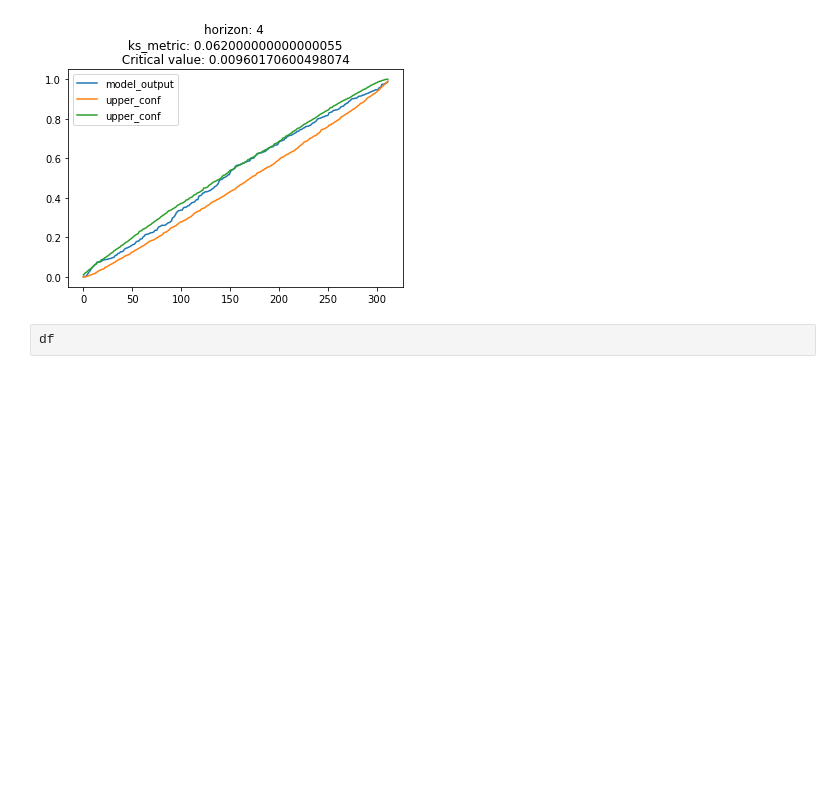
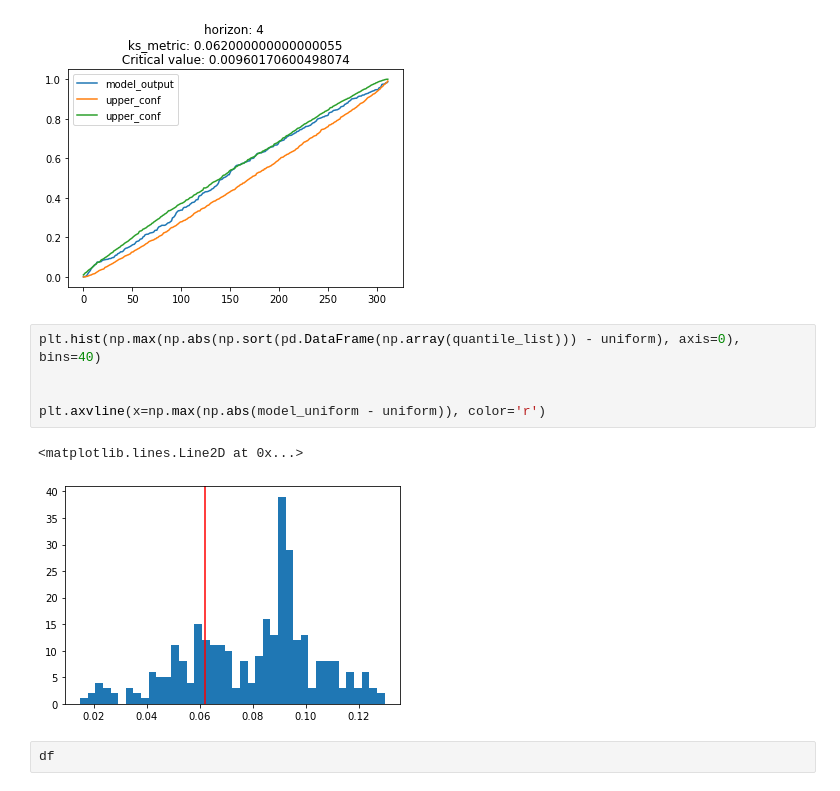
Before and after one commit to eyyupoglu/masters_thesis, a Jupyter notebook: notebooks/backtest.ipynb, the cells around one changed output. Drawn from its saved outputs; the diff is of its cells as text; blank space fills up the shorter version.

```diff
--- a/notebooks/backtest.ipynb
+++ b/notebooks/backtest.ipynb
@@ -279,6 +299,14 @@ plt.legend()
 # %% [output]
 <matplotlib.legend.Legend at 0x...>
 [figure]
+# %%
+plt.hist(np.max(np.abs(np.sort(pd.DataFrame(np.array(quantile_list))) - uniform), axis=0), bins=40)
+
+
+plt.axvline(x=np.max(np.abs(model_uniform - uniform)), color='r')
+# %% [output]
+<matplotlib.lines.Line2D at 0x...>
+[figure, added]
 # %%
 df
 # %%
```
Also changed, not shown: parts of 1 cell of this notebook.
